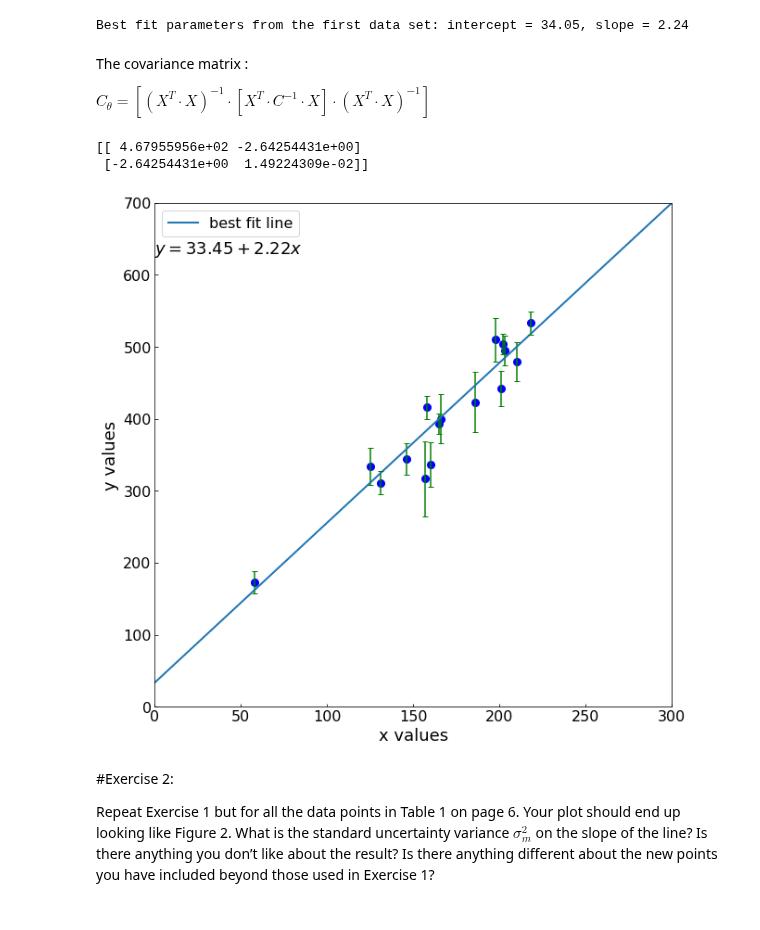
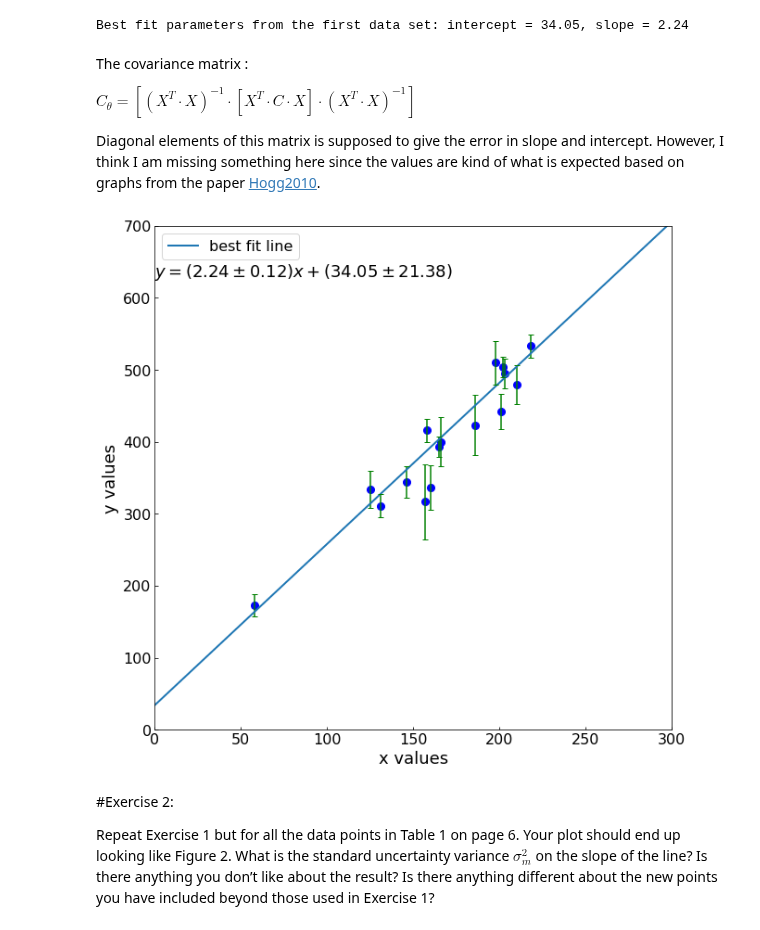
Before and after one commit to ahmadryan/MLTSA_RQudsi, a Jupyter notebook: HW1_RQudsi/HW1_ExtraCredit_RQudsi.ipynb, the cells around one changed output. Drawn from its saved outputs; the diff is of its cells as text; code cells hidden in the pictures.

```diff
--- a/HW1_RQudsi/HW1_ExtraCredit_RQudsi.ipynb
+++ b/HW1_RQudsi/HW1_ExtraCredit_RQudsi.ipynb
@@ -51,52 +51,53 @@ Best fit parameters from the first data set: intercept = 34.05, slope = 2.24
 # %% [markdown]
 The covariance matrix :
 
-$C_\theta = [(X^T \cdot X )^{-1} \cdot [X^T \cdot C^{-1} \cdot X ] \cdot (X^T \cdot X )^{-1}]$
+$C_\theta = [(X^T \cdot X )^{-1} \cdot [X^T \cdot C \cdot X ] \cdot (X^T \cdot X )^{-1}]$
+
+Diagonal elements of this matrix is supposed to give the error in slope and intercept. However, I think I am missing something here since the values are kind of what is expected based on graphs from the paper [Hogg2010](https://ui.adsabs.harvard.edu/abs/2010arXiv1008.4686H).
-# %%
-A = np.linalg.inv(X.T.dot(np.linalg.inv(C)).dot(X))
-B = X.T.dot(np.linalg.inv(C)).dot(y)
-A.dot(B)
-
-A1 = np.linalg.inv((X.T.dot(X)))
-A2 = (X.T.dot(X))
-
-print(A1.dot(A).dot(A1))
-#print(np.linalg.inv(C))
-# %% [output]
-[[ 4.67955956e+02 -2.64254431e+00]
- [-2.64254431e+00  1.49224309e-02]]
+# %%
+#Compute the covariance matrix, and thus the error in slope and intercept
+
+A = X.T.dot(C).dot(X)
+
+A1 = np.linalg.inv((X.T.dot(X)))
+
+C_theta = A1.dot(A).dot(A1)
+
+del_b = np.sqrt(np.abs(C_theta[0,0]))
+del_m = np.sqrt(np.abs(C_theta[1,1]))
 # %%
+
 # Define a function to plot a line given the x-values, slope and intercept
 
 def plotline( x, m, c, marker=None, ls=None, lw=None, label=None ):
 
     y = m*x + c
 
     ax.plot( x, y, marker=marker, ls=ls, lw=lw, label=label )
 
 font = { 'family' : 'Times New Roman', 'weight' : 'normal', 'size' : 10 }
 plt.rc( 'font', **font )
 plt.rc('text', usetex=False)
 
 ax = plt.figure(figsize=(10,10)).add_subplot(111)
 
 plotline( np.linspace(0, 300, 100), best_fit[1], best_fit[0], ls='-', lw=2, label='best fit line')
 
-text = r'$y={:.2f} + {:.2f}x$'.format(*best_fit)
+text = r'$y= ( %s \pm %s )x + (%s \pm %s )$' %(round( best_fit[1], 2 ), round( del_m, 2 ), round( best_fit[0], 2), round( del_b,2 ) )
 
 ax.errorbar( x, y, yerr=s_y, ls='', marker='o', c='b', ms=8, ecolor='g', capsize=3, barsabove=True )
 ax.text( 0, .9, text, transform=ax.transAxes, fontsize=18)
 
 ax.legend( fontsize=16 )
 
 ax.tick_params( axis='both', which='both', direction='in', labelsize=16 )
 ax.set_xlabel( 'x values', fontsize=18)
 ax.set_ylabel( 'y values', fontsize=18)
 
 ax.set_xlim( 0, 300 )
 ax.set_ylim( 0, 700 );
 # %% [output]
-[figure, old version]
+[figure, new version]
 # %% [markdown]
 #Exercise 2:
 
```
Also changed, not shown: parts of 7 cells of this notebook.
